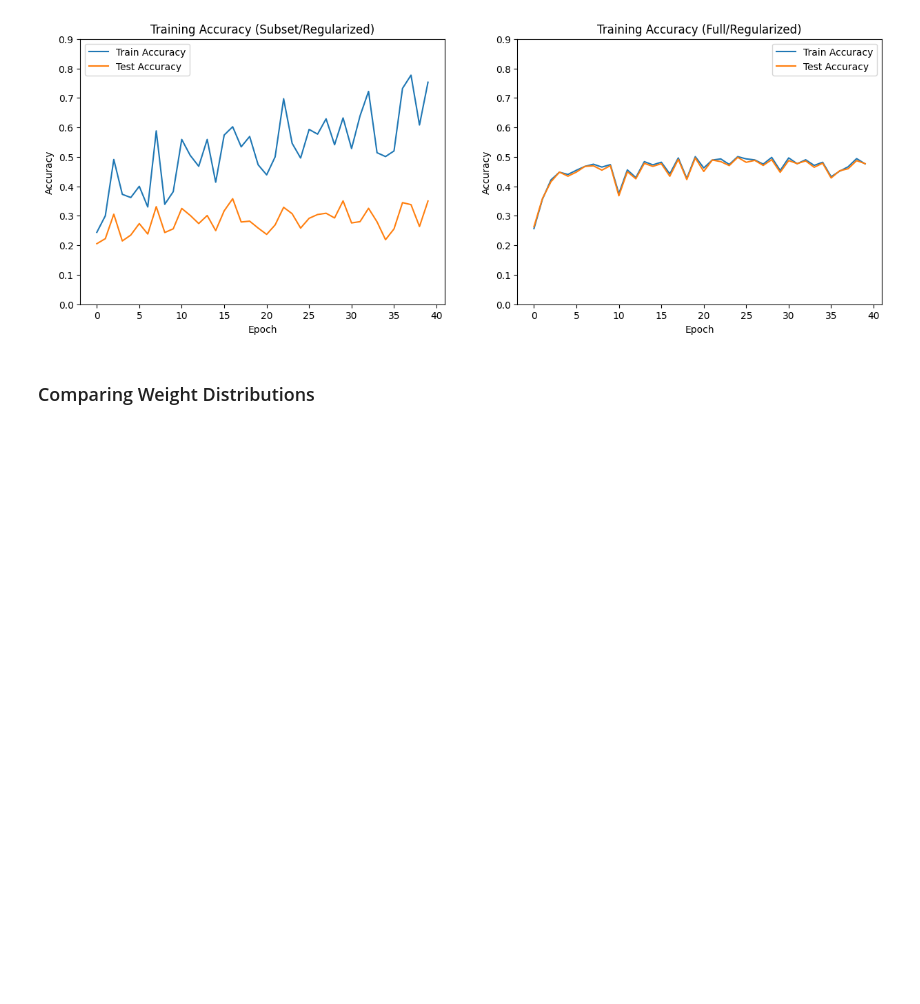
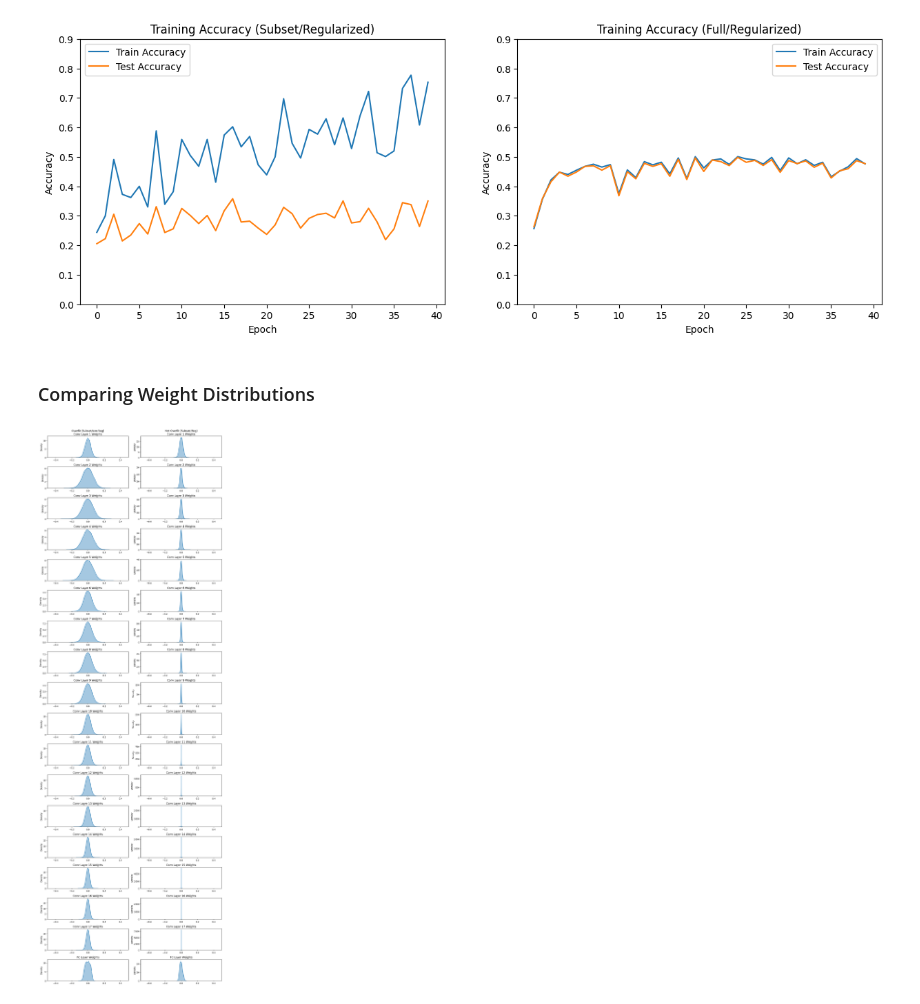
Before and after one commit to munish30monga/gnr_650, a Jupyter notebook: assignment_1.ipynb, the cells around one changed output. Saved outputs shown, nothing was run; the diff lists cells and outputs as text; code cells hidden in the pictures; blank space fills up the shorter version.

Commit message:
Added weights visualization for each model

```diff
--- a/assignment_1.ipynb
+++ b/assignment_1.ipynb
@@ -328,45 +328,50 @@ plt.show()
 # %% [markdown]
 ### Comparing Weight Distributions
 # %%
-best_subset = models.resnet18(weights=None)
-best_subset.fc = nn.Linear(best_subset.fc.in_features, len(cifar10_classes))
-best_subset = best_subset.to(device)
+def build_model(weights_path = './model_weights/best_model.pt'):
+    model = models.resnet18(weights=None)
+    model.fc = nn.Linear(model.fc.in_features, len(cifar10_classes))
+    model = model.to(device)
+    model.load_state_dict(torch.load(weights_path))
+    return model
 # %%
-subset_best_path = './model_weights/best_model_ResNet18_Subset.pt'
-best_subset.load_state_dict(torch.load(subset_best_path))
-models = [resnet18_subset, best_subset]
-model_names = ["Overfit (Subset)", "Not Overfit (Subset)"]
+subset_best_non_regularized = build_model('./model_weights/best_model_ResNet18_Subset.pt')
+subset_best_regularized = build_model('./model_weights/best_model_ResNet18_Subset_regularize.pt')
+models_list = [subset_best_non_regularized, subset_best_regularized]
+model_names = ["Overfit (Subset/Non Reg)", "Not Overfit (Subset/ Reg)"]
 
 fig, axes = plt.subplots(nrows=18, ncols=2, figsize=(12, 36))
 conv_layer = 1
 
 for layer_index in range(18):
-    for model_index, model in enumerate(models):
+    for model_index, model in enumerate(models_list):
         current_layer = None
         layer_count = 0
         for layer in model.named_modules():
             if layer[0].find('conv') != -1:
                 if layer_count == layer_index:
                     current_layer = layer
                     break
                 layer_count += 1
             elif layer[0].find('fc') != -1 and layer_index == 17:
                 current_layer = layer
                 break
 
         if current_layer:
             layer_weights = current_layer[1].weight.cpu().detach().clone().numpy().reshape(-1, 1)
             if current_layer[0].find('conv') != -1:
                 title = f"Conv Layer {conv_layer} Weights"
                 if model_index == 1:
                     conv_layer += 1
             else:
                 title = f"FC Layer Weights"
             if layer_index == 0:
                 title = f"{model_names[model_index]}\n{title}"
             sns.distplot(x=layer_weights, ax=axes[layer_index, model_index]).set(title=title)
             axes[layer_index, model_index].set_xlim(-0.5, 0.5)
 
 plt.tight_layout()
 plt.show()
+# %% [output]
+[figure, added]
 # %%
```
Also changed, not shown: parts of 1 cell of this notebook.
